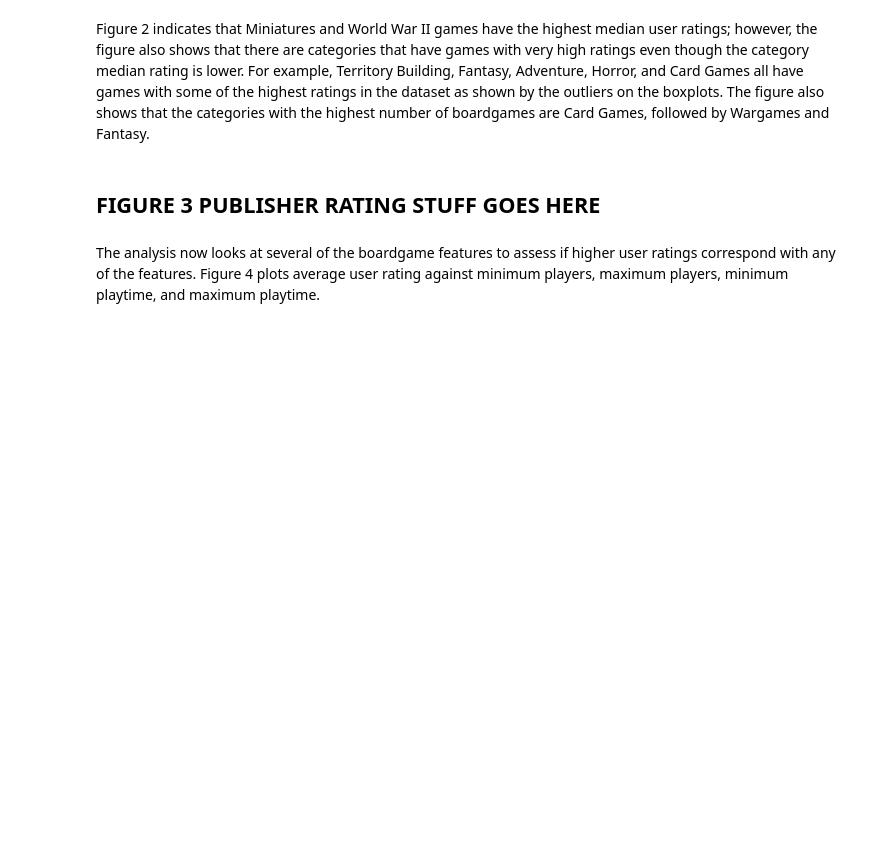
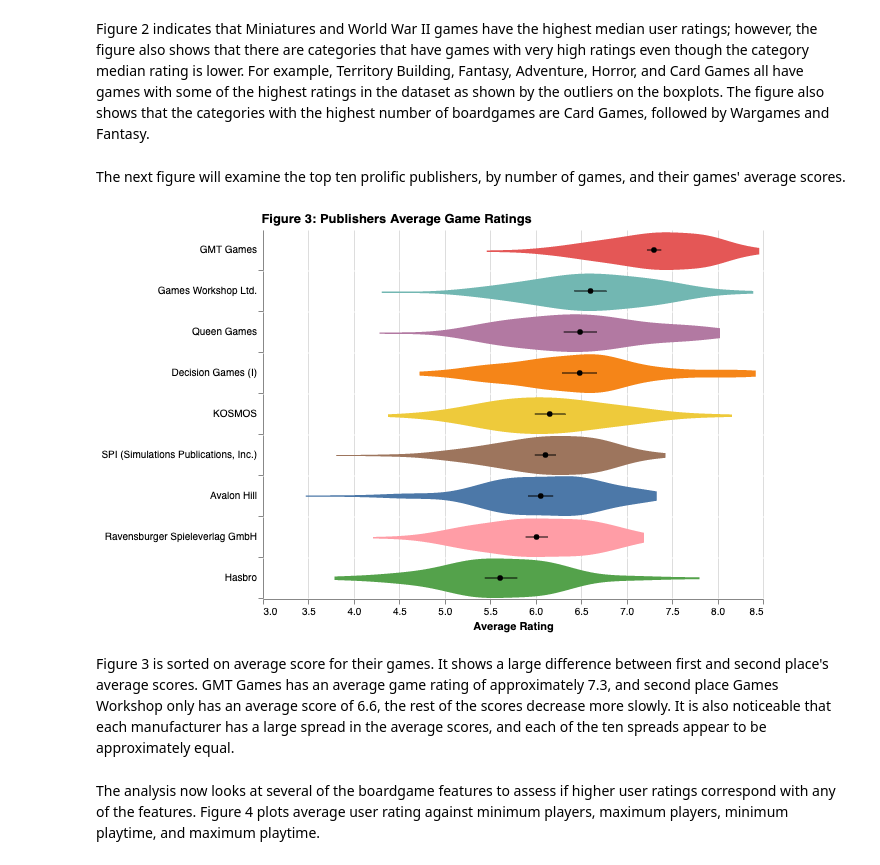
Before and after one commit to ubco-mds-2020-labs/data-550-project2-group-14, a Jupyter notebook: boardgame_EDA.ipynb, the cells around one changed output. Drawn from its saved outputs; the diff is of its cells as text; code cells hidden in the pictures; blank space fills up the shorter version.

```diff
--- a/boardgame_EDA.ipynb
+++ b/boardgame_EDA.ipynb
@@ -324,7 +339,75 @@ alt.hconcat(pb1, pb2).configure_axis(titleFontSize=12)
 # %% [markdown]
 Figure 2 indicates that Miniatures and World War II games have the highest median user ratings; however, the figure also shows that there are categories that have games with very high ratings even though the category median rating is lower. For example, Territory Building, Fantasy, Adventure, Horror, and Card Games all have games with some of the highest ratings in the dataset as shown by the outliers on the boxplots. The figure also shows that the categories with the highest number of boardgames are Card Games, followed by Wargames and Fantasy.
-# %% [markdown]
-## FIGURE 3 PUBLISHER RATING STUFF GOES HERE
+# %% [markdown]
+The next figure will examine the top ten prolific publishers, by number of games, and their games' average scores.
+# %%
+chart = alt.Chart(
+    top_10_publishers_by_count
+).transform_density(
+    'average_rating',
+    as_=['average_rating', 'density'],
+    groupby=['publisher']
+).mark_area(
+    orient='vertical').encode(
+    x=alt.X('average_rating:Q',
+    title="Average Rating"
+    ),
+    color=alt.Color('publisher:N',legend=None),
+    y=alt.Y(
+        'density:Q',
+        stack='center',
+        impute=None,
+        title=None,
+        axis=alt.Axis(labels=False, values=[0],grid=False, ticks=True),
+    )
+)
+
+rule = alt.Chart(
+    top_10_publishers_by_count
+).mark_circle(
+    color='black'
+).encode(
+    x='mean(average_rating):Q'
+)
+
+error_bars = alt.Chart(top_10_publishers_by_count).mark_errorbar(extent='ci').encode(
+  x=alt.X('average_rating', title="Average Rating")
+)
+
+chart_t = (
+    chart + rule + error_bars
+).properties(
+    width=500,
+    height=40
+).facet(
+    row=alt.Row(
+        'publisher:N',
+         header=alt.Header(
+            labelAlign='left',
+            title = None,
+            labelAngle=0,
+            labelPadding=0,
+            ),
+            sort=alt.EncodingSortField('average_rating', op='mean', order='descending'),
+    )
+).properties(
+    title='Figure 3: Publishers Average Game Ratings',
+).resolve_scale(
+    y=alt.ResolveMode(
+    "independent"
+    )
+).configure_facet(
+    spacing=0
+).configure_view(
+    stroke=None
+).configure_title(
+    dx = 160
+)
+chart_t
+# %% [output]
+[figure, added]
+# %% [markdown]
+Figure 3 is sorted on average score for their games. It shows a large difference between first and second place's average scores. GMT Games has an average game rating of approximately 7.3, and second place Games Workshop only has an average score of 6.6, the rest of the scores decrease more slowly. It is also noticeable that each manufacturer has a large spread in the average scores, and each of the ten spreads appear to be approximately equal.
 # %% [markdown]
 The analysis now looks at several of the boardgame features to assess if higher user ratings correspond with any of the features. Figure 4 plots average user rating against minimum players, maximum players, minimum playtime, and maximum playtime.
 # %%
```
Also changed, not shown: parts of 19 cells of this notebook.
